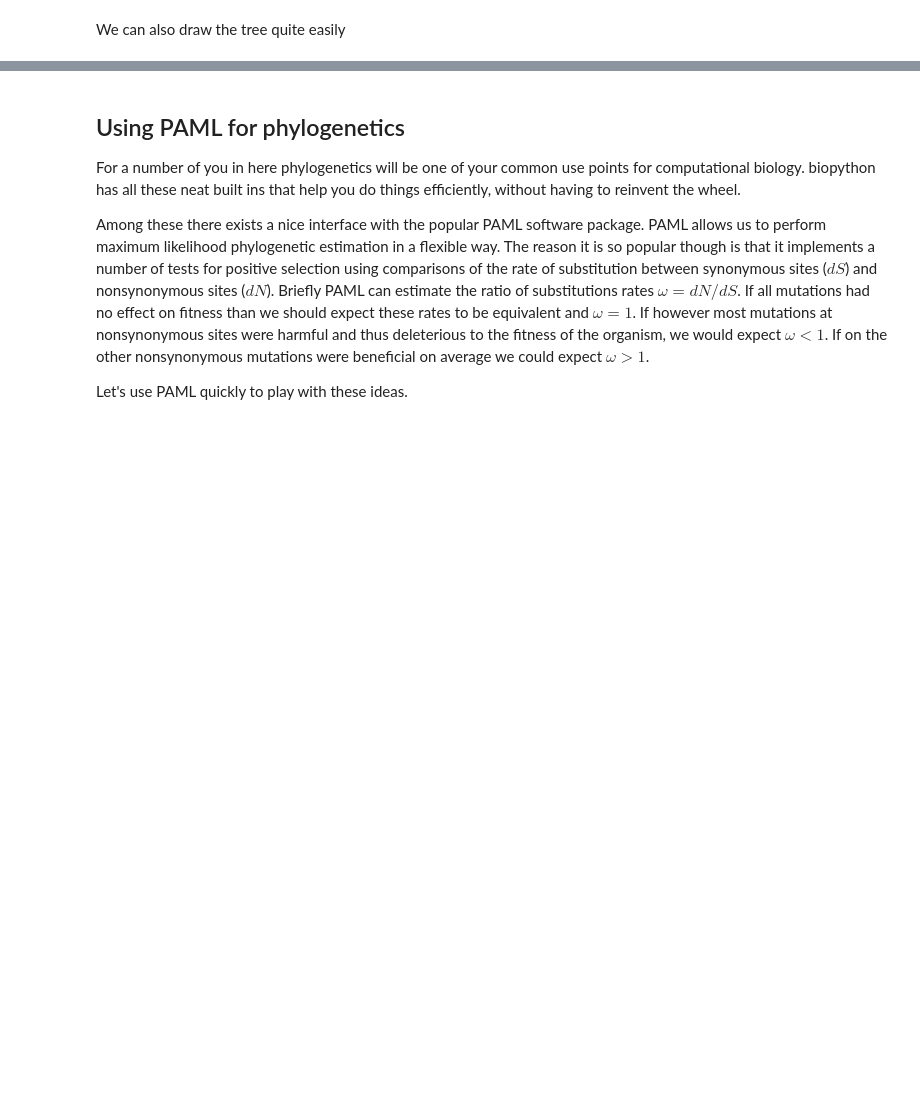
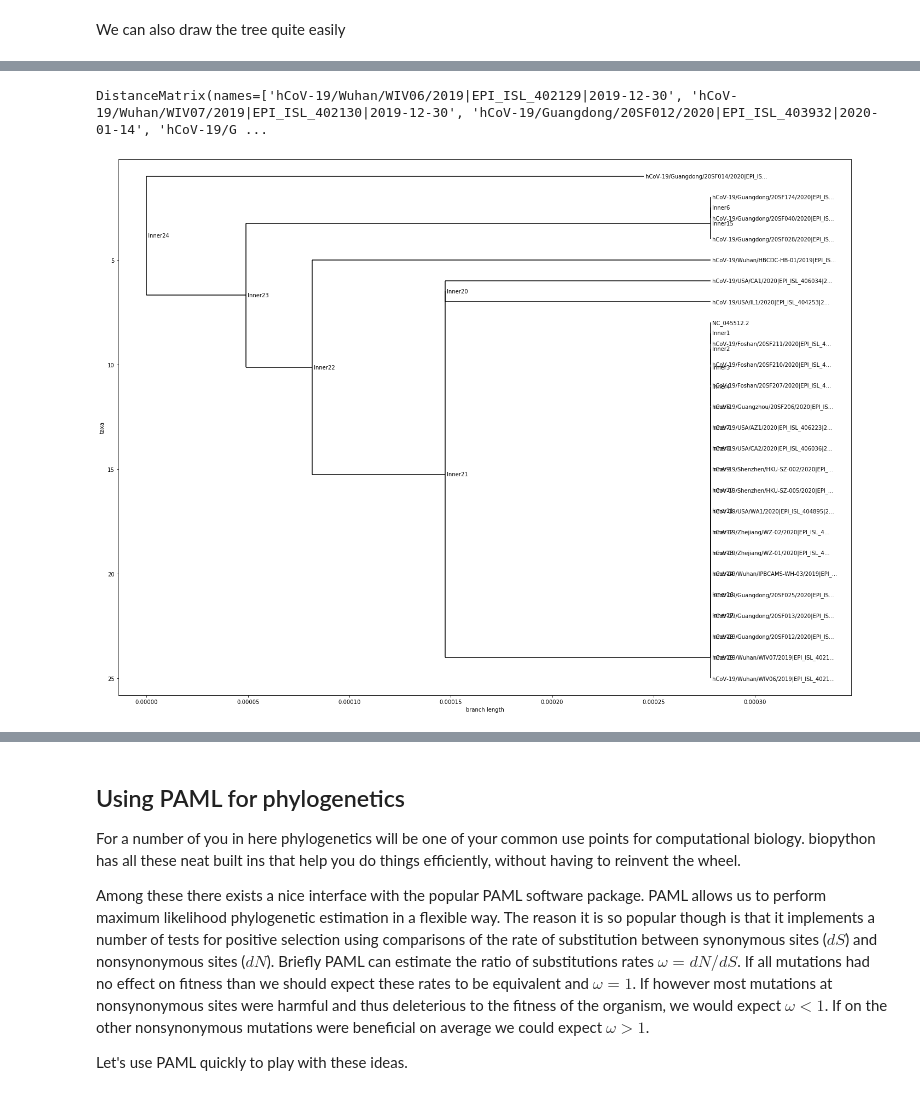
Before and after one commit to andrewkern/bio399, a Jupyter notebook: week4.ipynb, the cells around one changed output, grey strips where cells are left out. Cells and saved outputs as stored; diff of their text form; code cells hidden in the pictures; blank space fills up the shorter version.

Commit message:
working on week 4 tree stuff

```diff
--- a/week4.ipynb
+++ b/week4.ipynb
@@ -22,0 +95,21 @@ Phylo.draw(tree)
+# %%
+from Bio.Phylo.TreeConstruction import DistanceCalculator
+from Bio.Align import MultipleSeqAlignment
+calculator = DistanceCalculator('identity')
+
+
+dm = calculator.get_distance(spike_align)
+# %% [output]
+DistanceMatrix(names=['hCoV-19/Wuhan/WIV06/2019|EPI_ISL_402129|2019-12-30', 'hCoV-19/Wuhan/WIV07/2019|EPI_ISL_402130|2019-12-30', 'hCoV-19/Guangdong/20SF012/2020|EPI_ISL_403932|2020-01-14', 'hCoV-19/G ...
+# %%
+from Bio.Phylo.TreeConstruction import DistanceTreeConstructor
+from matplotlib import pyplot as plt
+
+fig,ax = plt.subplots(figsize=[24,18])
+constructor = DistanceTreeConstructor(calculator, 'upgma')
+tree = constructor.build_tree(spike_align)
+Phylo.draw(tree,axes=ax)
+fig.axes
+calculator = DistanceCalculator('identity')
+# %% [output]
+[figure, added]
```
Also changed, not shown: parts of 7 cells of this notebook, 3 other files.
